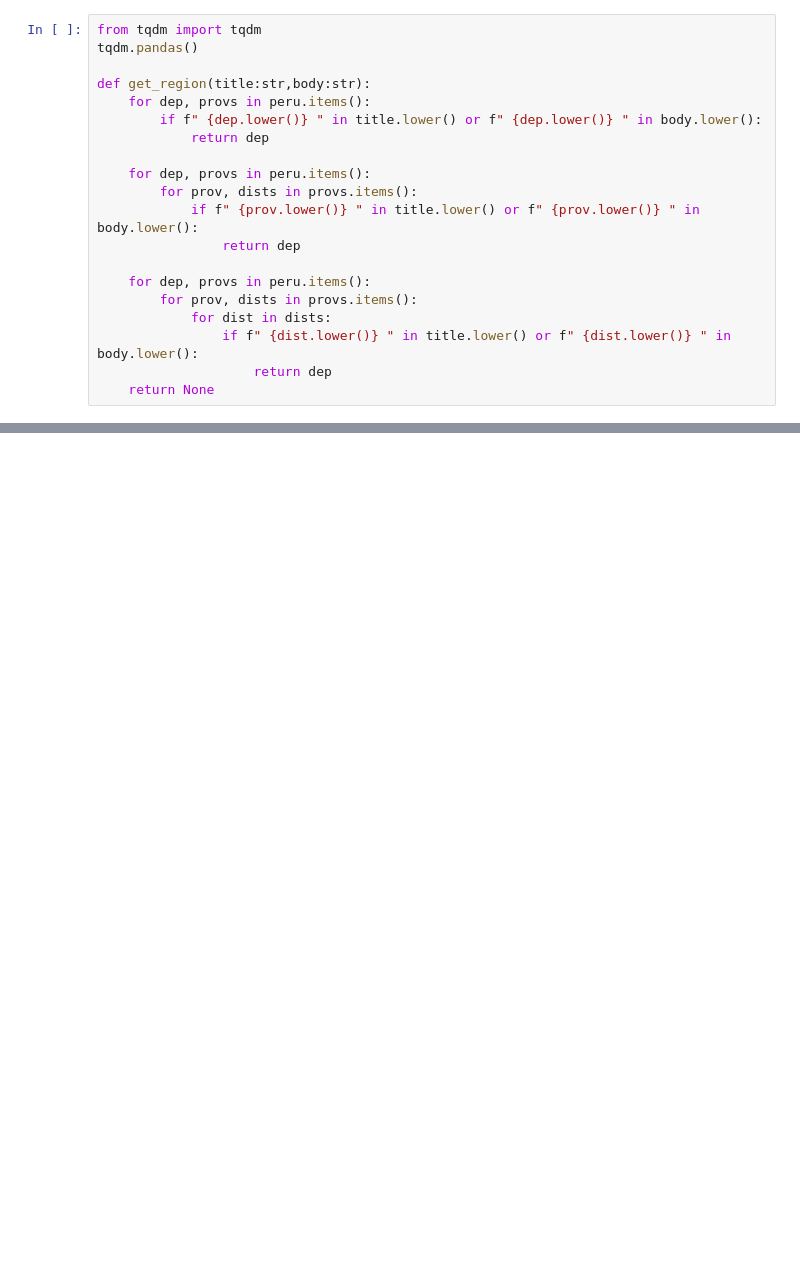
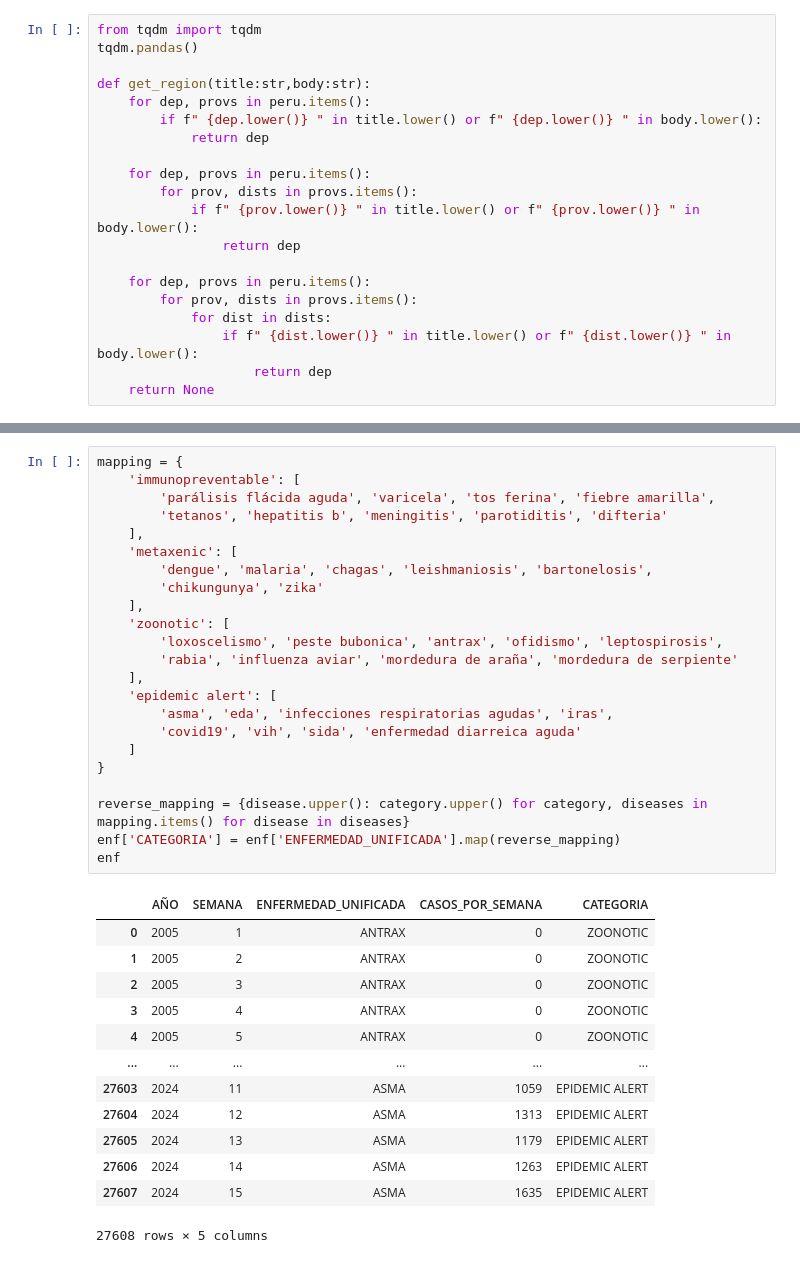
Before and after one commit to Sofoclesias/epinews-agendas, a Jupyter notebook: notebooks/3. Gráficos.ipynb, the cells around one changed output, grey strips where cells are left out. Cells and saved outputs as stored; diff of their text form; blank space fills up the shorter version.

```diff
--- a/notebooks/3. Gráficos.ipynb
+++ b/notebooks/3. Gráficos.ipynb
@@ -74,0 +78,37 @@ peru.
+# %%
+mapping = {
+    'immunopreventable': [
+        'parálisis flácida aguda', 'varicela', 'tos ferina', 'fiebre amarilla',
+        'tetanos', 'hepatitis b', 'meningitis', 'parotiditis', 'difteria'
+    ],
+    'metaxenic': [
+        'dengue', 'malaria', 'chagas', 'leishmaniosis', 'bartonelosis',
+        'chikungunya', 'zika'
+    ],
+    'zoonotic': [
+        'loxoscelismo', 'peste bubonica', 'antrax', 'ofidismo', 'leptospirosis',
+        'rabia', 'influenza aviar', 'mordedura de araña', 'mordedura de serpiente'
+    ],
+    'epidemic alert': [
+        'asma', 'eda', 'infecciones respiratorias agudas', 'iras',
+        'covid19', 'vih', 'sida', 'enfermedad diarreica aguda'
+    ]
+}
+
+reverse_mapping = {disease.upper(): category.upper() for category, diseases in mapping.items() for disease in diseases}
+enf['CATEGORIA'] = enf['ENFERMEDAD_UNIFICADA'].map(reverse_mapping)
+enf
+# %% [output]
+|  | AÑO | SEMANA | ENFERMEDAD_UNIFICADA | CASOS_POR_SEMANA | CATEGORIA |
+| 0 | 2005 | 1 | ANTRAX | 0 | ZOONOTIC |
+| 1 | 2005 | 2 | ANTRAX | 0 | ZOONOTIC |
+| 2 | 2005 | 3 | ANTRAX | 0 | ZOONOTIC |
+| 3 | 2005 | 4 | ANTRAX | 0 | ZOONOTIC |
+| 4 | 2005 | 5 | ANTRAX | 0 | ZOONOTIC |
+| ... | ... | ... | ... | ... | ... |
+| 27603 | 2024 | 11 | ASMA | 1059 | EPIDEMIC ALERT |
+| 27604 | 2024 | 12 | ASMA | 1313 | EPIDEMIC ALERT |
+| 27605 | 2024 | 13 | ASMA | 1179 | EPIDEMIC ALERT |
+| 27606 | 2024 | 14 | ASMA | 1263 | EPIDEMIC ALERT |
+| 27607 | 2024 | 15 | ASMA | 1635 | EPIDEMIC ALERT |
+27608 rows × 5 columns
```
Also changed, not shown: parts of 11 cells of this notebook, 8 other files.
